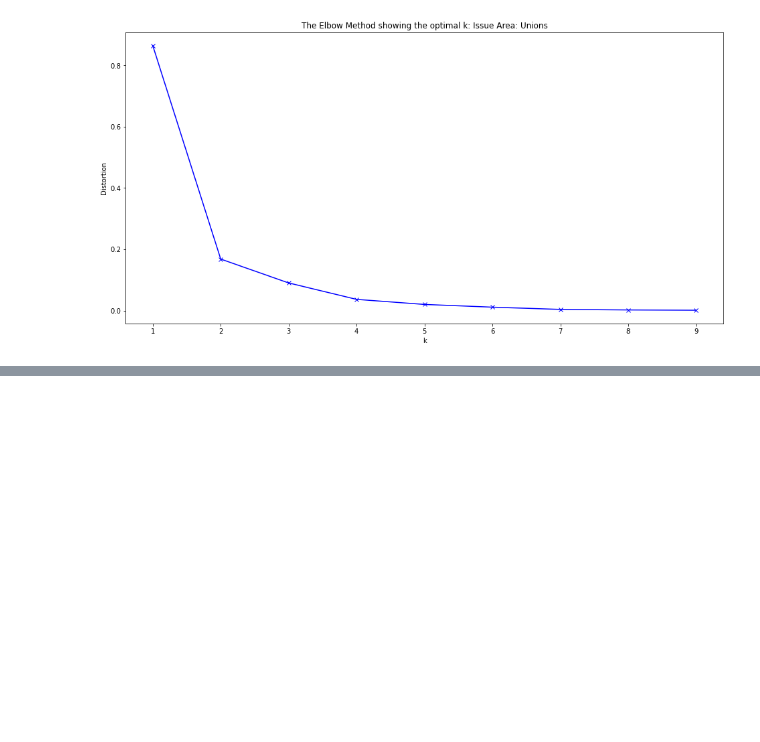
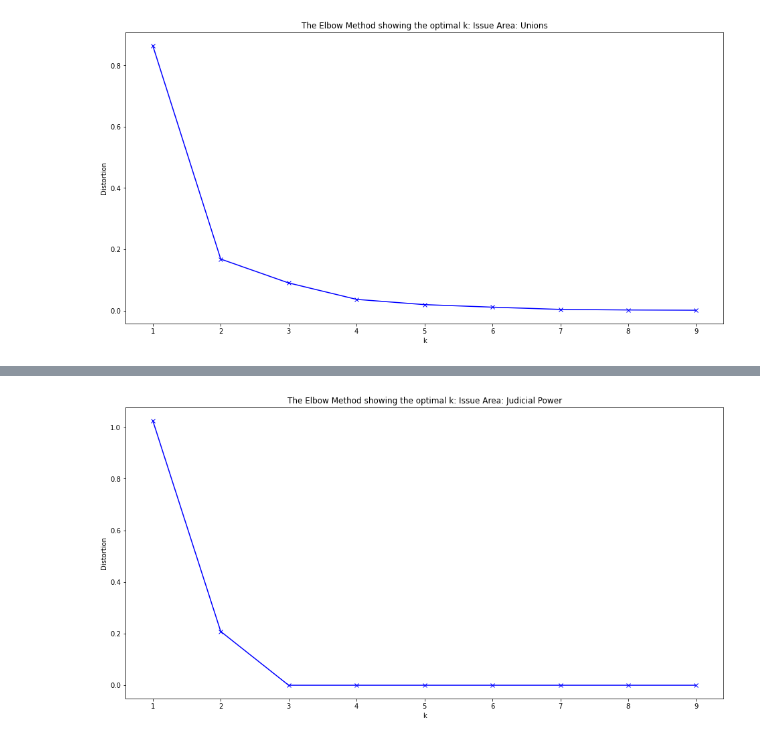
Before and after one commit to prrathi/CaseCracker, a Jupyter notebook: data/simpleCluster.ipynb, the cells around one changed output, grey strips where cells are left out. Drawn from its saved outputs; the diff is of its cells as text; code cells hidden in the pictures; blank space fills up the shorter version.

```diff
--- a/data/simpleCluster.ipynb
+++ b/data/simpleCluster.ipynb
@@ -396,0 +485,18 @@ plt.show()
+# %%
+# Elbow Method for Issue 8: Judicial Power - ideal is 2
+optimal = []
+K = range(1,10)
+for k in K:
+    kmeanModel = KMeans(n_clusters=k)
+    kmeanModel.fit(justiceData)
+    optimal.append(kmeanModel.inertia_)
+
+# Plotting Elbow Graph
+plt.figure(figsize=(16,8))
+plt.plot(K, optimal, 'bx-')
+plt.xlabel('k')
+plt.ylabel('Distortion')
+plt.title('The Elbow Method showing the optimal k: Issue Area: Judicial Power')
+plt.show()
+# %% [output]
+[figure, added]
```
Also changed, not shown: parts of 17 cells of this notebook, 1 other file.
